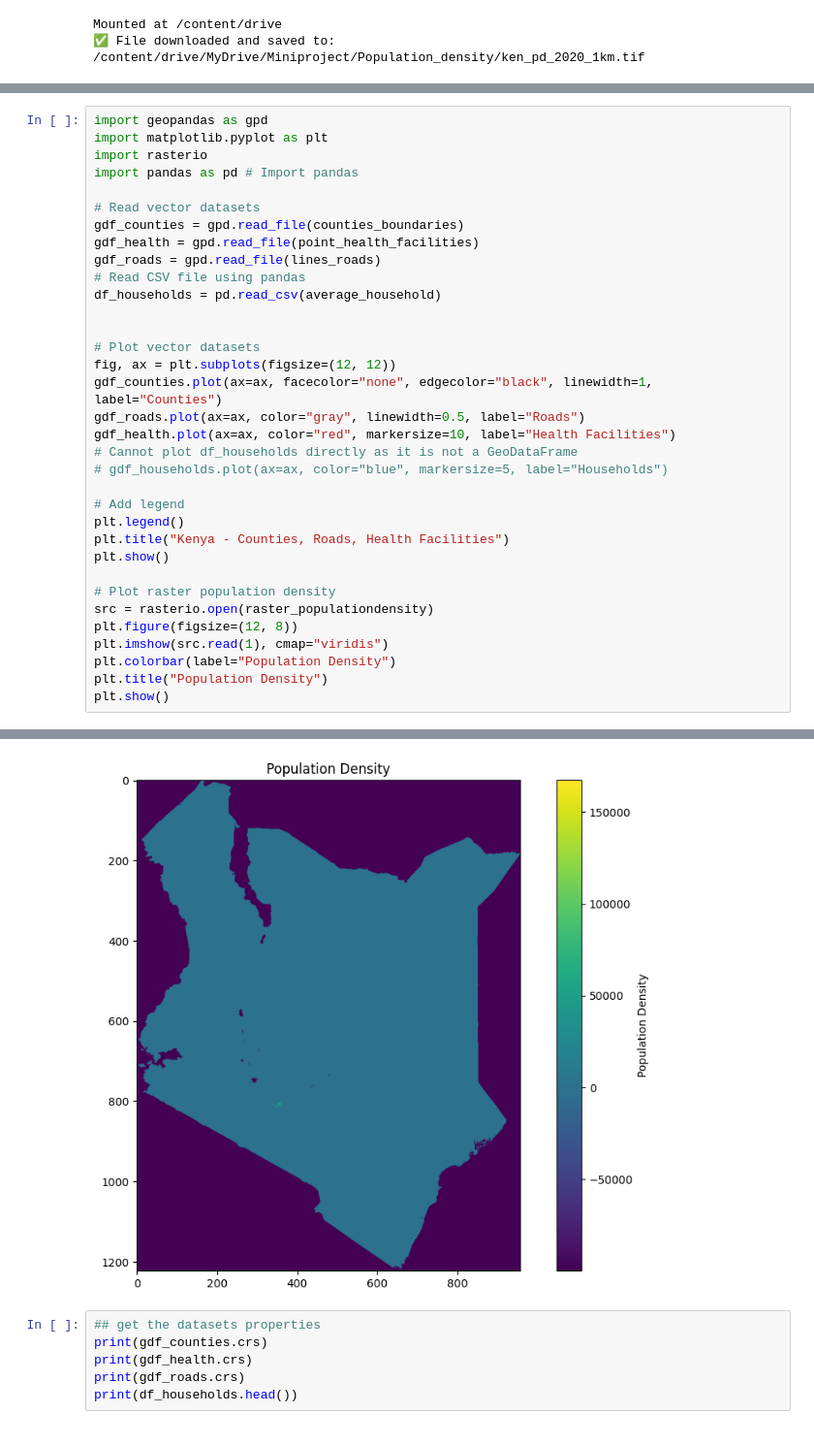
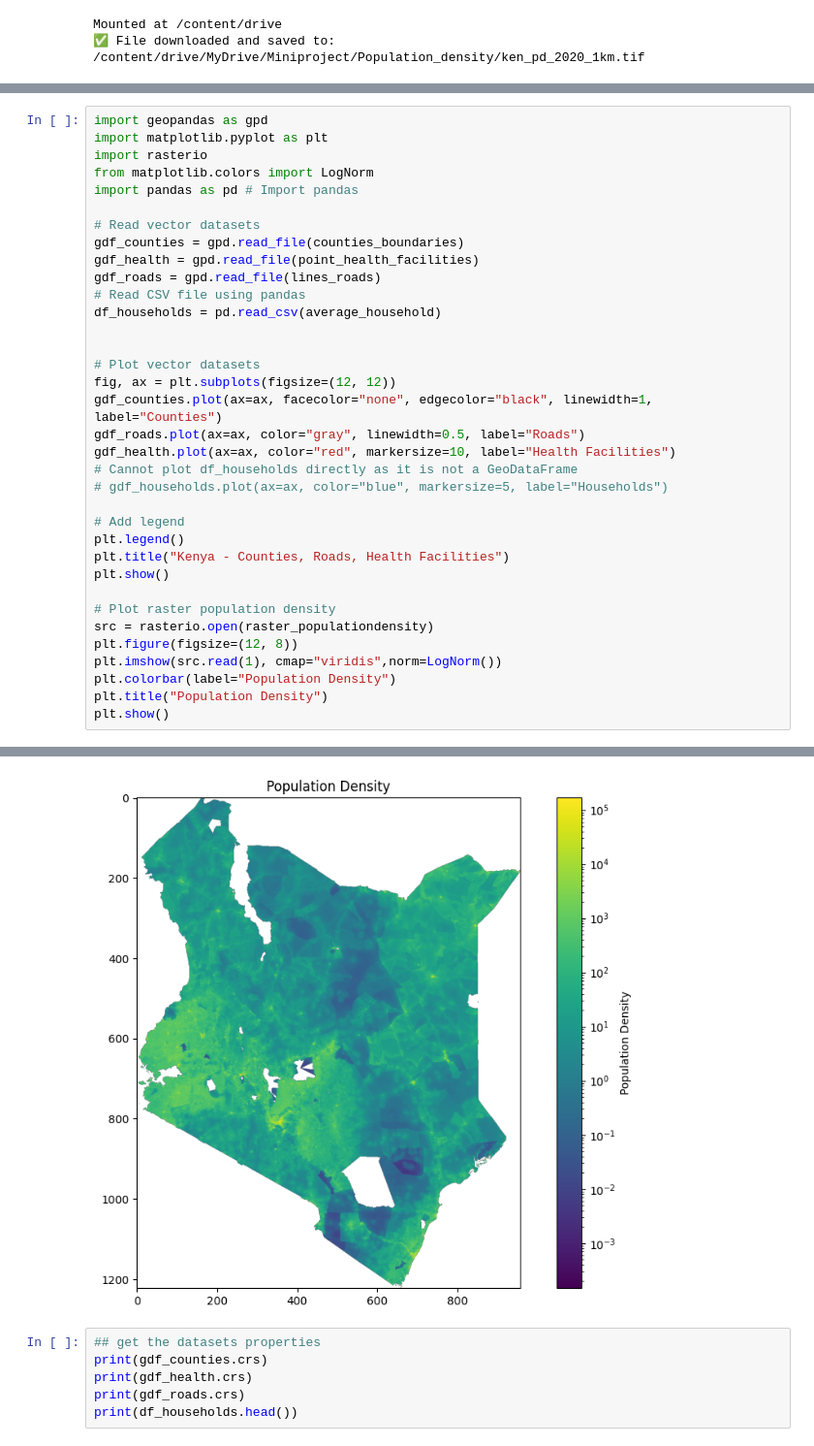
Before and after one commit to jamesmuiru/mlfccourse, a Jupyter notebook: Healthcare_Infrastructure_Optimization_in_Central_Kenya.ipynb, the cells around one changed output, grey strips where cells are left out. Shown at 97% size. Cells and saved outputs as stored; diff of their text form.

```diff
--- a/Healthcare_Infrastructure_Optimization_in_Central_Kenya.ipynb
+++ b/Healthcare_Infrastructure_Optimization_in_Central_Kenya.ipynb
@@ -39,6 +40,7 @@ average_household="/content/drive/MyDrive/Miniproject/kenya-average-household-si
 import geopandas as gpd
 import matplotlib.pyplot as plt
 import rasterio
+from matplotlib.colors import LogNorm
 import pandas as pd # Import pandas
 
 # Read vector datasets
@@ -65,7 +67,7 @@ plt.show()
 # Plot raster population density
 src = rasterio.open(raster_populationdensity)
 plt.figure(figsize=(12, 8))
-plt.imshow(src.read(1), cmap="viridis")
+plt.imshow(src.read(1), cmap="viridis",norm=LogNorm())
 plt.colorbar(label="Population Density")
 plt.title("Population Density")
 plt.show()
@@ -74,4 +76,4 @@ plt.show()
-[figure, old version]
+[figure, new version]
 # %%
 ## get the datasets properties
 print(gdf_counties.crs)
```
Also changed, not shown: parts of 19 cells of this notebook.
